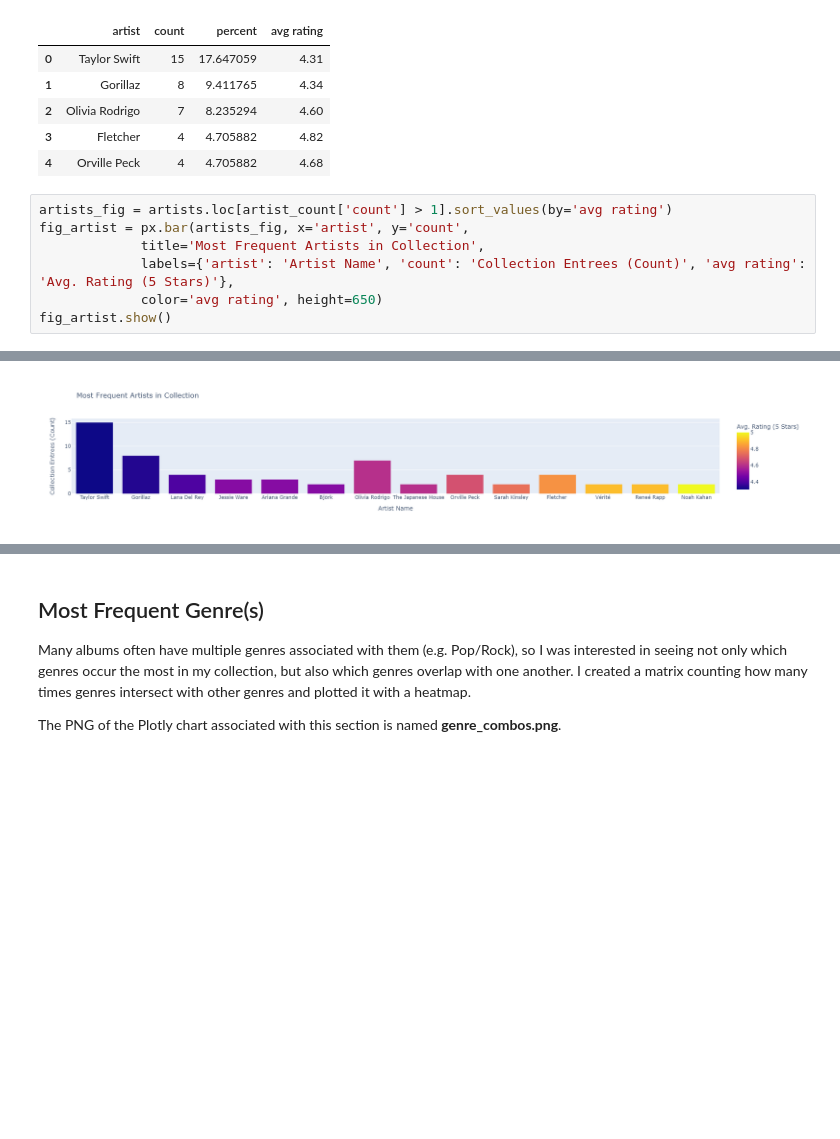
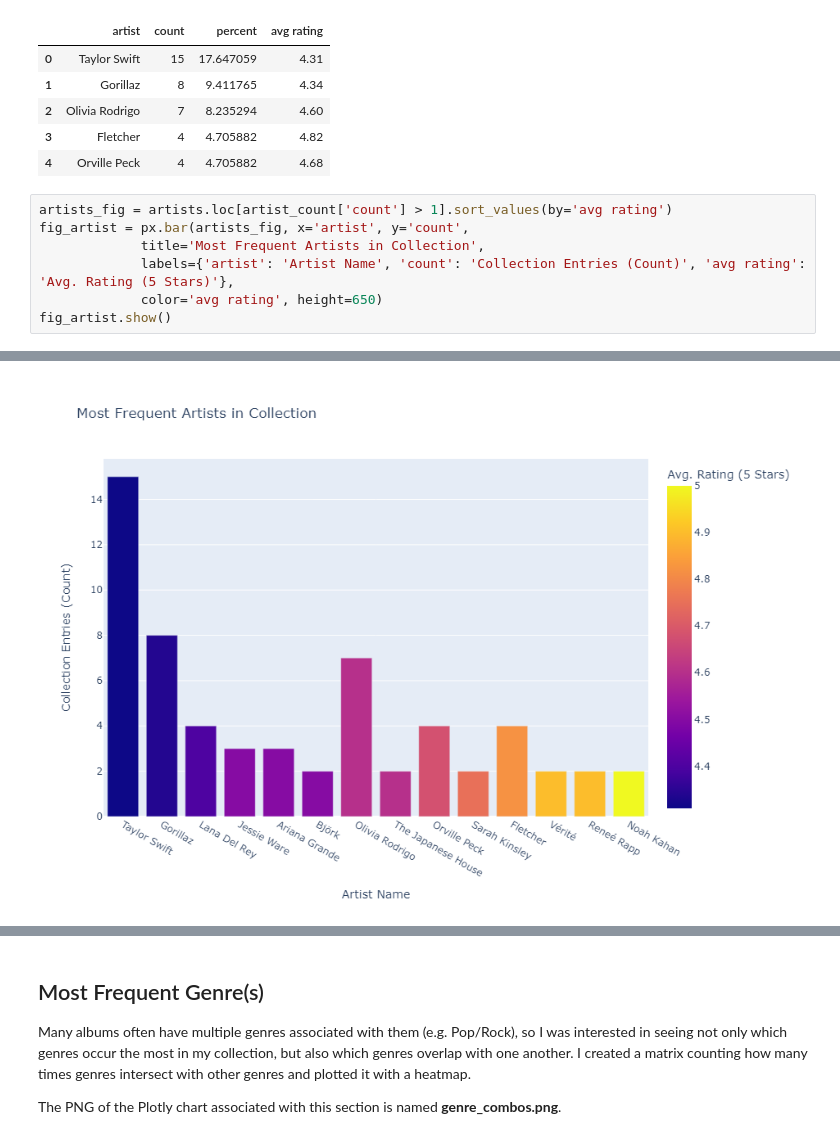
Before and after one commit to madroscla/vinyl-collection, a Jupyter notebook: discogs_collection.ipynb, the cells around one changed output, grey strips where cells are left out. Saved outputs shown, nothing was run; the diff lists cells and outputs as text; blank space fills up the shorter version.

```diff
--- a/discogs_collection.ipynb
+++ b/discogs_collection.ipynb
@@ -135,13 +135,13 @@ artists.head()
 # %%
 artists_fig = artists.loc[artist_count['count'] > 1].sort_values(by='avg rating')
 fig_artist = px.bar(artists_fig, x='artist', y='count',
              title='Most Frequent Artists in Collection',
-             labels={'artist': 'Artist Name', 'count': 'Collection Entrees (Count)', 'avg rating': 'Avg. Rating (5 Stars)'},
+             labels={'artist': 'Artist Name', 'count': 'Collection Entries (Count)', 'avg rating': 'Avg. Rating (5 Stars)'},
              color='avg rating', height=650)
 fig_artist.show()
 # %% [output]
 [interactive output not drawn]
-[figure, old version]
+[figure, new version]
 # %% [markdown]
 <details>
 <summary>Click to see PNG (Updated as of 11/25/2023)</summary>
```
Also changed, not shown: parts of 2 cells of this notebook, 1 other file.
